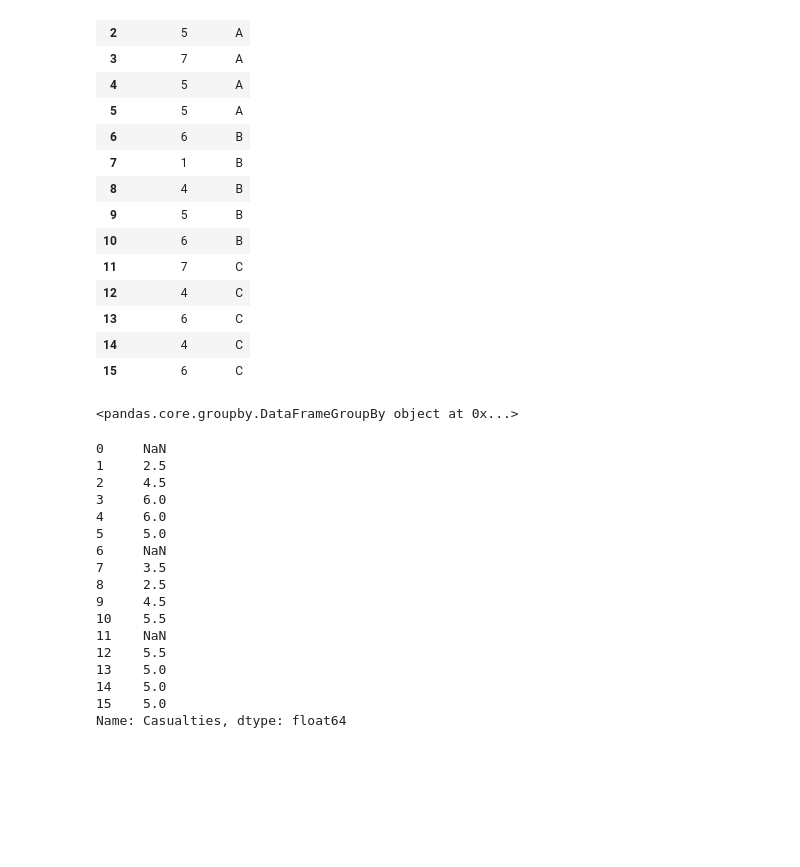
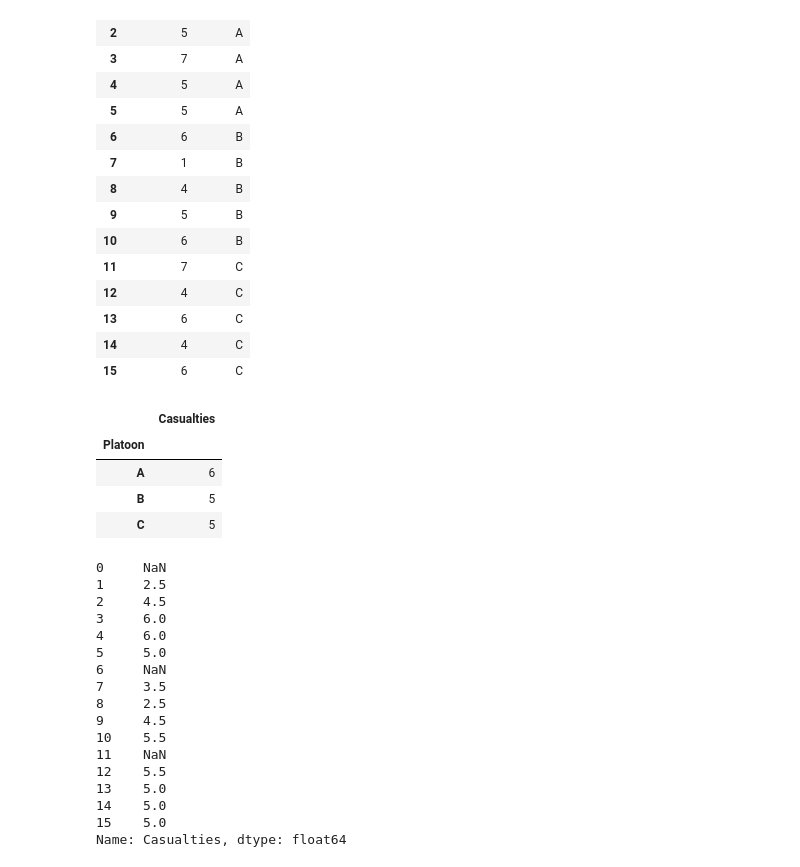
Before and after one commit to fjcamillo/Complete-Pandas-Study, a Jupyter notebook: Pandas Re-Study Part 1.ipynb, the cells around one changed output. Drawn from its saved outputs; the diff is of its cells as text; code cells hidden in the pictures; blank space fills up the shorter version.

```diff
--- a/Pandas Re-Study Part 1.ipynb
+++ b/Pandas Re-Study Part 1.ipynb
@@ -213,6 +213,10 @@ df
 | 14 | 4 | C |
 | 15 | 6 | C |
 # %%
-df.groupby(['Platoon', 'Casualties']).v
+df.groupby('Platoon').count()
 # %% [output]
-<pandas.core.groupby.DataFrameGroupBy object at 0x...>
+|  | Casualties |
+| Platoon |  |
+| A | 6 |
+| B | 5 |
+| C | 5 |
```
Also changed, not shown: parts of 1 cell of this notebook.
